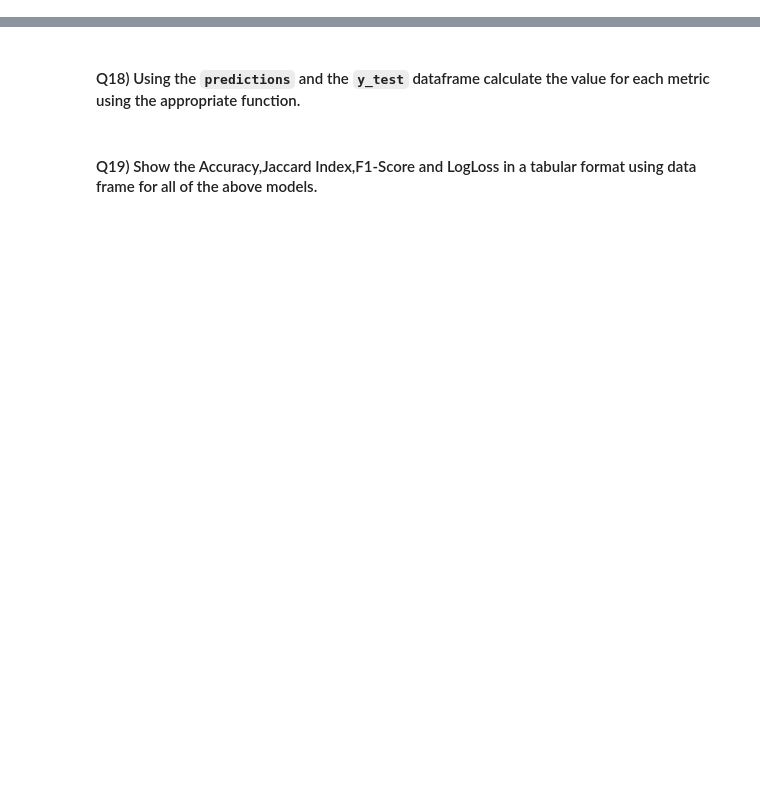
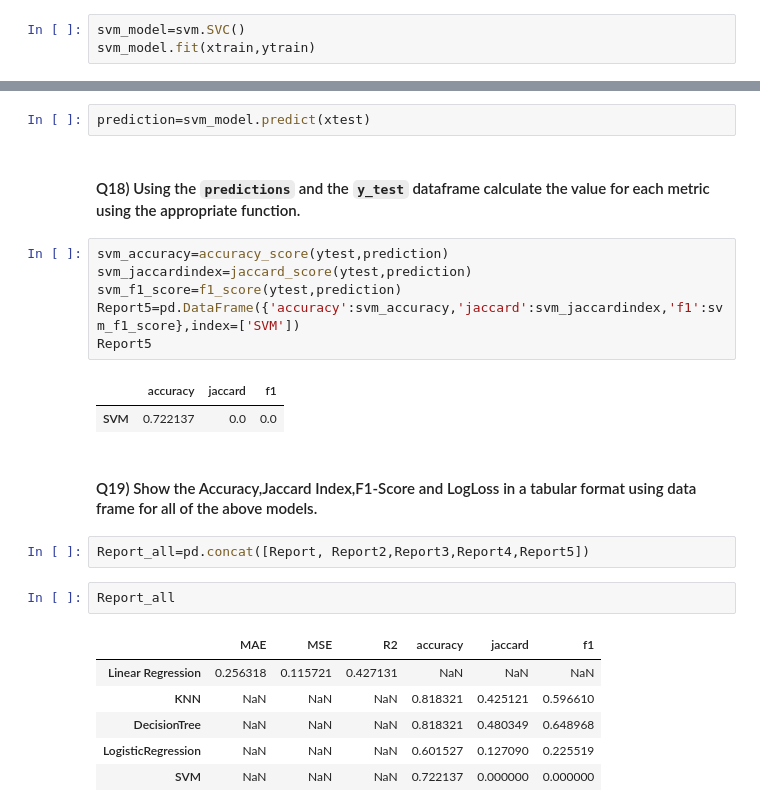
Before and after one commit to Immortal-Pi/IBMdatascience, a Jupyter notebook: ML/AustralianRain.ipynb, the cells around one changed output, grey strips where cells are left out. Saved outputs shown, nothing was run; the diff lists cells and outputs as text; blank space fills up the shorter version.

```diff
--- a/ML/AustralianRain.ipynb
+++ b/ML/AustralianRain.ipynb
@@ -193,3 +232,6 @@ tree=DecisionTreeClassifier(criterion=)
 ### SVM
 # %% [markdown]
 #### Q16) Create and train a SVM model called SVM using the training data (`x_train`, `y_train`).
+# %%
+svm_model=svm.SVC()
+svm_model.fit(xtrain,ytrain)
@@ -196,6 +240,28 @@ tree=DecisionTreeClassifier(criterion=)
 # %% [markdown]
 #### Q17) Now use the `predict` method on the testing data (`x_test`) and save it to the array `predictions`.
+# %%
+prediction=svm_model.predict(xtest)
 # %% [markdown]
 #### Q18) Using the `predictions` and the `y_test` dataframe calculate the value for each metric using the appropriate function.
+# %%
+svm_accuracy=accuracy_score(ytest,prediction)
+svm_jaccardindex=jaccard_score(ytest,prediction)
+svm_f1_score=f1_score(ytest,prediction)
+Report5=pd.DataFrame({'accuracy':svm_accuracy,'jaccard':svm_jaccardindex,'f1':svm_f1_score},index=['SVM'])
+Report5
+# %% [output]
+|  | accuracy | jaccard | f1 |
+| SVM | 0.722137 | 0.0 | 0.0 |
 # %% [markdown]
 #### Q19) Show the Accuracy,Jaccard Index,F1-Score and LogLoss in a tabular format using data frame for all of the above models.
+# %%
+Report_all=pd.concat([Report, Report2,Report3,Report4,Report5])
+# %%
+Report_all
+# %% [output]
+|  | MAE | MSE | R2 | accuracy | jaccard | f1 |
+| Linear Regression | 0.256318 | 0.115721 | 0.427131 | NaN | NaN | NaN |
+| KNN | NaN | NaN | NaN | 0.818321 | 0.425121 | 0.596610 |
+| DecisionTree | NaN | NaN | NaN | 0.818321 | 0.480349 | 0.648968 |
+| LogisticRegression | NaN | NaN | NaN | 0.601527 | 0.127090 | 0.225519 |
+| SVM | NaN | NaN | NaN | 0.722137 | 0.000000 | 0.000000 |
```
Also changed, not shown: parts of 9 cells of this notebook, 1 other file.
